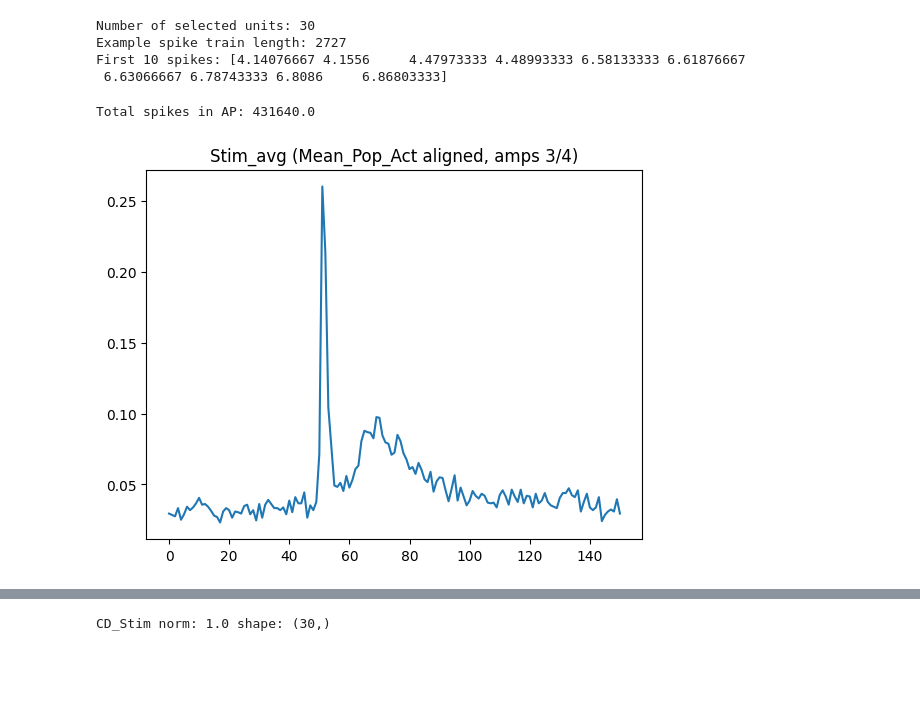
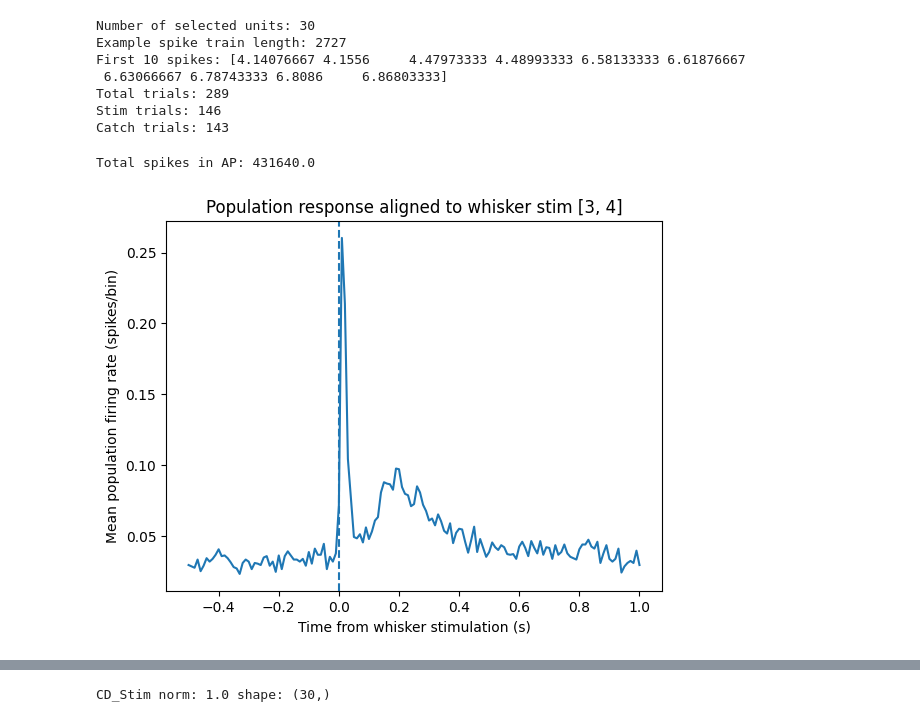
Before and after one commit to guenzi/NEURO-X-Project-I, a Jupyter notebook: nwb_analysis.ipynb, the cells around one changed output, grey strips where cells are left out. Cells and saved outputs as stored; diff of their text form; code cells hidden in the pictures; blank space fills up the shorter version.

```diff
--- a/nwb_analysis.ipynb
+++ b/nwb_analysis.ipynb
@@ -24,11 +24,17 @@ with NWBHDF5IO(path, "r") as io:
 print("Number of selected units:", len(spike_times))
 print("Example spike train length:", len(spike_times[0]))
 print("First 10 spikes:", spike_times[0][:10])
+print("Total trials:", len(tr))
+print("Stim trials:", tr["whisker_stim"].sum())
+print("Catch trials:", tr["no_stim"].sum())
 # %% [output]
 Number of selected units: 30
 Example spike train length: 2727
 First 10 spikes: [4.14076667 4.1556     4.47973333 4.48993333 6.58133333 6.61876667
  6.63066667 6.78743333 6.8086     6.86803333]
+Total trials: 289
+Stim trials: 146
+Catch trials: 143
 # %%
 Bin_size = 0.01
 AP_Bin_Resolution = 1.0 / Bin_size
@@ -49,23 +55,36 @@ print("Total spikes in AP:", AP_Bin_Matrx.sum())
 # %% [output]
 Total spikes in AP: 431640.0
 # %%
-Whisker_Stim_times_H = np.sort(TrialOnsets_All[(StimAmps == 4) | (StimAmps == 3)])
+# function to plot mean of population of different stimulus amplitude
+def plot_population_response(tr, amps=[3, 4]):
+    selection = (tr["whisker_stim_amplitude"].isin(amps)) & tr["whisker_stim_time"].notna()
+    Whisker_Stim_times_H = np.sort((tr.loc[selection, "whisker_stim_time"]).to_numpy())
 
-STM_MTRX = np.zeros((len(Whisker_Stim_times_H), 151), dtype=np.float32)
+    # STM_MTRX = np.zeros((len(Whisker_Stim_times_H), 151), dtype=np.float32)
+    STM_MTRX = np.full((len(Whisker_Stim_times_H), 151), np.nan, dtype=np.float32)
 
-for t, ev in enumerate(Whisker_Stim_times_H):
-    this_stim_pt = int(np.round(ev * AP_Bin_Resolution))
-    pt1 = this_stim_pt - 50
-    pt2 = this_stim_pt + 100
-    if pt1 < 0 or pt2 >= Mean_Pop_Act.shape[0]:
-        continue
-    STM_MTRX[t, :] = Mean_Pop_Act[pt1:pt2+1]
+    for t, ev in enumerate(Whisker_Stim_times_H):
+        this_stim_pt = int(np.round(ev * AP_Bin_Resolution))
+        pt1 = this_stim_pt - 50
+        pt2 = this_stim_pt + 100
+        if pt1 < 0 or pt2 >= Mean_Pop_Act.shape[0]:
+            continue
+        STM_MTRX[t, :] = Mean_Pop_Act[pt1:pt2+1]
 
-Stim_avg = STM_MTRX.mean(axis=0)
+    Stim_avg = np.nanmean(STM_MTRX, axis=0)
 
-plt.figure()
-plt.plot(Stim_avg)
-plt.title("Stim_avg (Mean_Pop_Act aligned, amps 3/4)")
-plt.show()
+    # time axis in seconds
+    time_axis = (np.arange(151) - 50) * Bin_size
+
+    plt.figure()
+    plt.plot(time_axis, Stim_avg)
+
+    plt.axvline(0, linestyle="--")  # temps 0 = stimulation
+    plt.xlabel("Time from whisker stimulation (s)")
+    plt.ylabel("Mean population firing rate (spikes/bin)")
+    plt.title(f"Population response aligned to whisker stim {amps}")
+    plt.show()
+
+plot_population_response(tr)
 # %% [output]
-[figure, old version]
+[figure, new version]
```
Also changed, not shown: parts of 13 cells of this notebook, 1 other file.
